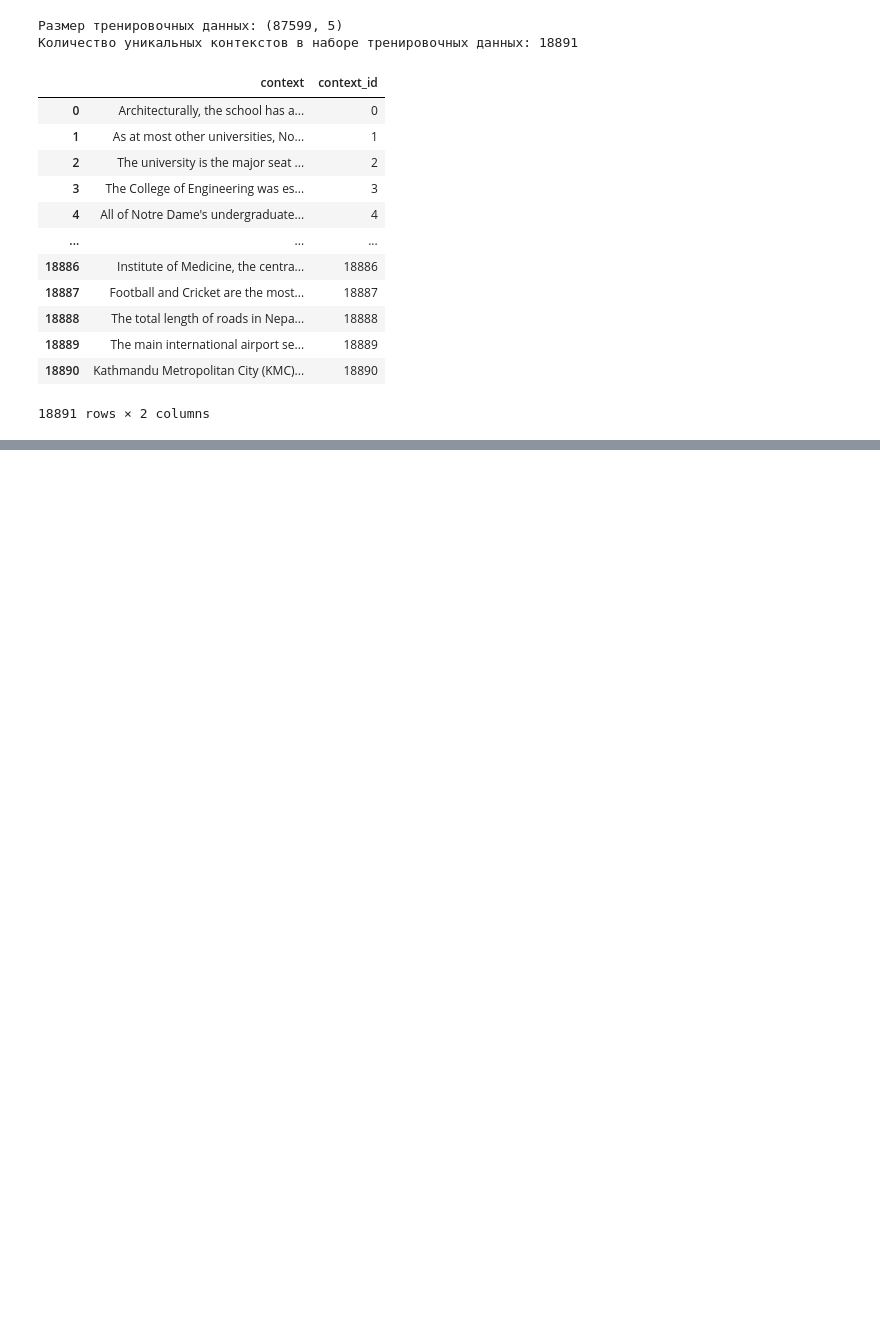
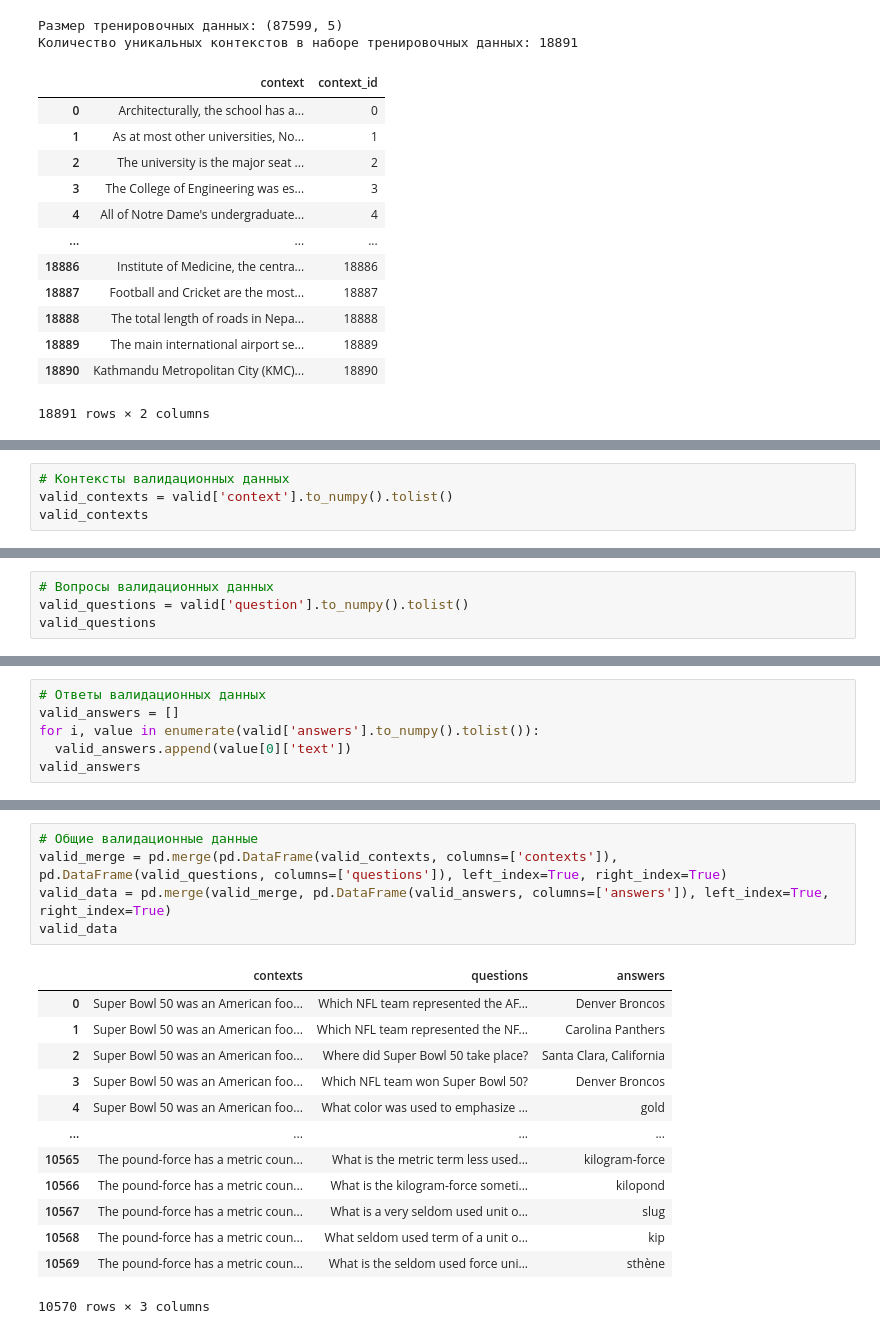
Before and after one commit to SotGE/innopolis2023, a Jupyter notebook: certification3/certification3.ipynb, the cells around one changed output, grey strips where cells are left out. Drawn from its saved outputs; the diff is of its cells as text; blank space fills up the shorter version.

```diff
--- a/certification3/certification3.ipynb
+++ b/certification3/certification3.ipynb
@@ -150,0 +191,4 @@ val_unique
+# %%
+# Контексты валидационных данных
+valid_contexts = valid['context'].to_numpy().tolist()
+valid_contexts
@@ -150,0 +235,4 @@ val_unique
+# %%
+# Вопросы валидационных данных
+valid_questions = valid['question'].to_numpy().tolist()
+valid_questions
@@ -150,0 +281,6 @@ val_unique
+# %%
+# Ответы валидационных данных
+valid_answers = []
+for i, value in enumerate(valid['answers'].to_numpy().tolist()):
+  valid_answers.append(value[0]['text'])
+valid_answers
@@ -150,0 +324,19 @@ val_unique
+# %%
+# Общие валидационные данные
+valid_merge = pd.merge(pd.DataFrame(valid_contexts, columns=['contexts']), pd.DataFrame(valid_questions, columns=['questions']), left_index=True, right_index=True)
+valid_data = pd.merge(valid_merge, pd.DataFrame(valid_answers, columns=['answers']), left_index=True, right_index=True)
+valid_data
+# %% [output]
+|  | contexts | questions | answers |
+| 0 | Super Bowl 50 was an American foo... | Which NFL team represented the AF... | Denver Broncos |
+| 1 | Super Bowl 50 was an American foo... | Which NFL team represented the NF... | Carolina Panthers |
+| 2 | Super Bowl 50 was an American foo... | Where did Super Bowl 50 take place? | Santa Clara, California |
+| 3 | Super Bowl 50 was an American foo... | Which NFL team won Super Bowl 50? | Denver Broncos |
+| 4 | Super Bowl 50 was an American foo... | What color was used to emphasize ... | gold |
+| ... | ... | ... | ... |
+| 10565 | The pound-force has a metric coun... | What is the metric term less used... | kilogram-force |
+| 10566 | The pound-force has a metric coun... | What is the kilogram-force someti... | kilopond |
+| 10567 | The pound-force has a metric coun... | What is a very seldom used unit o... | slug |
+| 10568 | The pound-force has a metric coun... | What seldom used term of a unit o... | kip |
+| 10569 | The pound-force has a metric coun... | What is the seldom used force uni... | sthène |
+10570 rows × 3 columns
```
Also changed, not shown: parts of 17 cells of this notebook.
